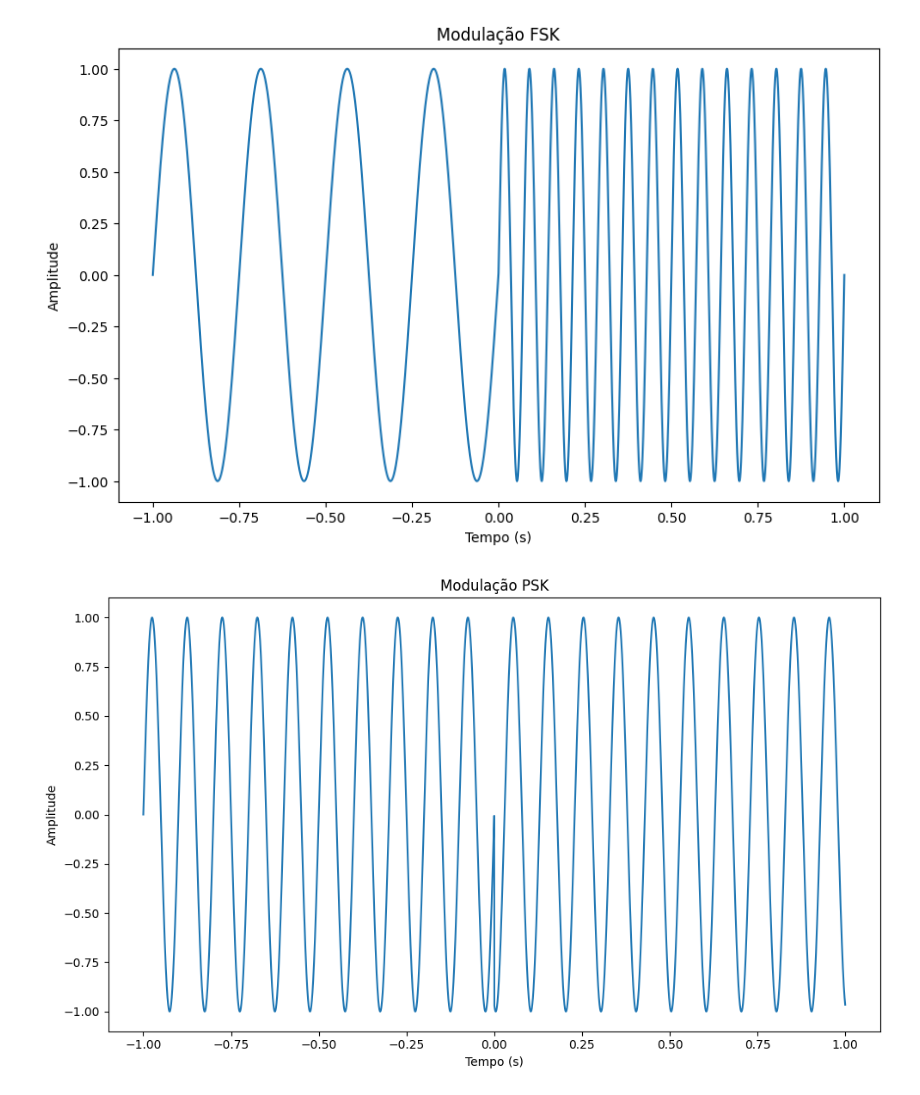
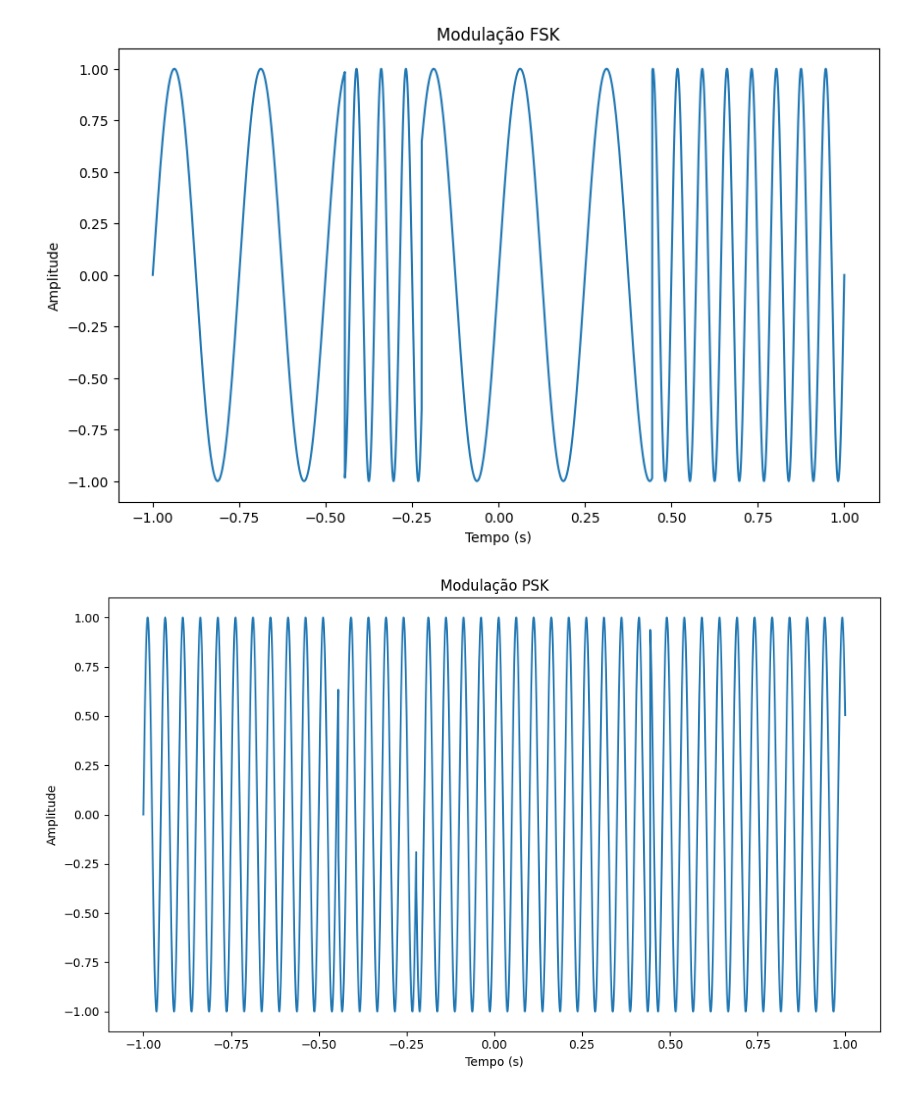
Before and after one commit to jpengtelecom/Trabalho_Final_Parte02, a Jupyter notebook: Modulacao_digital.ipynb, the cells around one changed output. Cells and saved outputs as stored; diff of their text form; code cells hidden in the pictures.

```diff
--- a/Modulacao_digital.ipynb
+++ b/Modulacao_digital.ipynb
@@ -45,7 +45,10 @@ A = 1  # amplitude
 F = 20  # frequencia
 
 
-sinal_mensagem = np.where(t > 0, 1, 0)
+sinal_entrada = "0001000111"
+sinal_entrada = [int(bit) for bit in sinal_entrada]
+sinal_mensagem = np.interp(t, np.linspace(-1, 1, len(sinal_entrada)), sinal_entrada)
+sinal_mensagem = np.round(sinal_mensagem)
 
 sinal_portadora =  A*np.cos(2*np.pi*F*t)
 # ASK modulation function
@@ -59,7 +62,7 @@ modu_FSK = np.sin(2*np.pi*f1* t)
 
 # PSK modulation function
 fase = np.pi*(sinal_mensagem/2)
-modu_PSK = np.sin(2*np.pi*Fc*(t + fase))
+modu_PSK = np.sin(2*np.pi*F*(t + fase))
 
 
 
@@ -70,7 +73,7 @@ modu_PSK = np.sin(2*np.pi*Fc*(t + fase))
 
 plt.figure(figsize=(10, 6))
 plt.figure(1)
-plt.plot(t, sinal_mensagem)
+plt.plot(t, sinal_mensagem,drawstyle='steps-post')
 plt.title('Sinal Mensagem')
 plt.xlabel('Tempo (s)')
 plt.ylabel('Amplitude')
@@ -112,2 +115,2 @@ plt.show()
-[figure, old version]
+[figure, new version]
-[figure, old version]
+[figure, new version]
```
Also changed, not shown: parts of 1 cell of this notebook.
